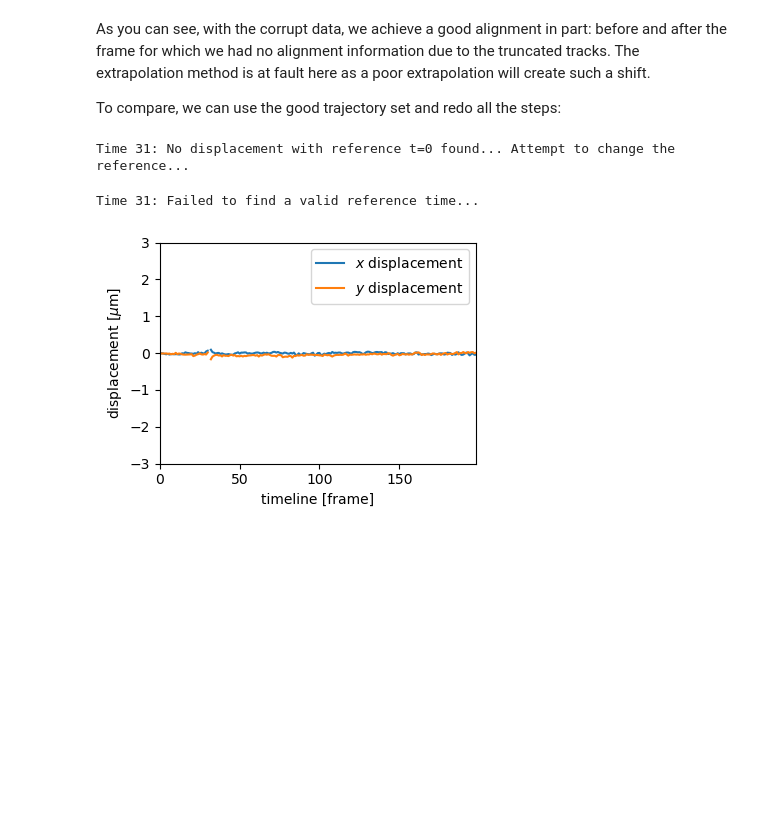
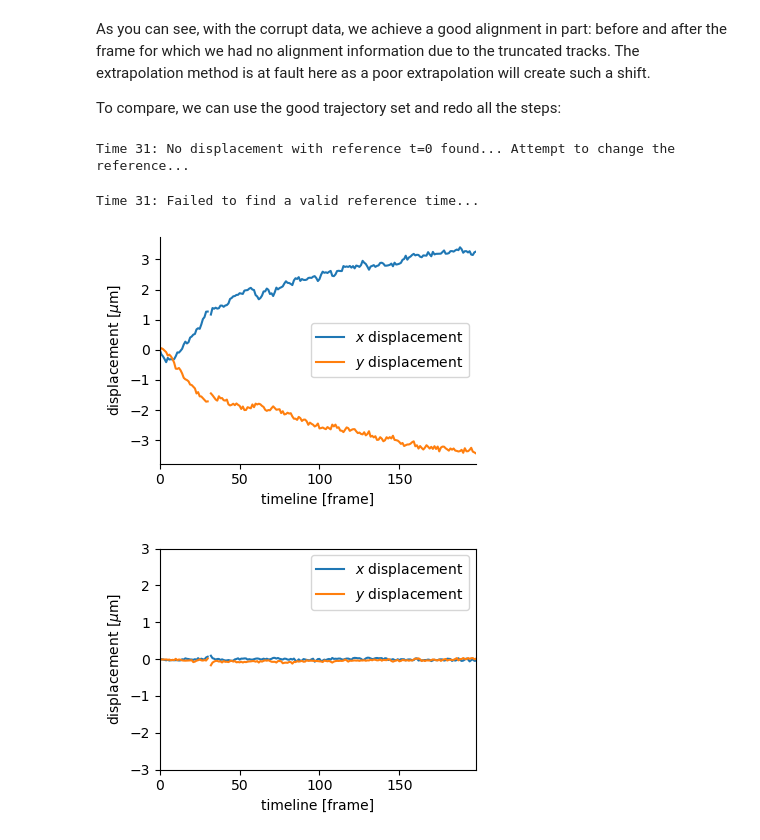
Before and after one commit to remyeltorro/SPTAlign, a Jupyter notebook: notebook/Tutorial.ipynb, the cells around one changed output. Cells and saved outputs as stored; diff of their text form; code cells hidden in the pictures; blank space fills up the shorter version.

```diff
--- a/notebook/Tutorial.ipynb
+++ b/notebook/Tutorial.ipynb
@@ -193,15 +193,18 @@ To compare, we can use the good trajectory set and redo all the steps:
 # %%
 df = load_tracks(os.sep.join(['..','data','tracks.csv']))
 frames = locate_frames(os.sep.join(['..','data','images']))
 timeline = estimate_timeline(frames, df)
 PxToUm = 1
 
 displacement = estimate_displacement(df, timeline, reference_time=0, nbr_tracks_threshold=30)
 displacement = fill_by_shifting_reference_time(df, timeline, displacement, nbr_tracks_threshold=30, from_origin=True)
+plot_displacement(timeline, displacement, save_path='../_figures/displacement_clean.png')
+
 align_frames(frames, displacement, PxToUm=PxToUm, output_dir="output_clean",return_stack=False)
 # %% [output]
 Time 31: No displacement with reference t=0 found... Attempt to change the reference...
 Time 31: Failed to find a valid reference time...
+[figure, added]
 # %%
 df_post = load_tracks(os.sep.join(['..','data','post-correction-tracking-clean.csv']))
 frames = locate_frames(os.sep.join(['..','data','images']))
```
Also changed, not shown: parts of 3 cells of this notebook, 7 other files.
